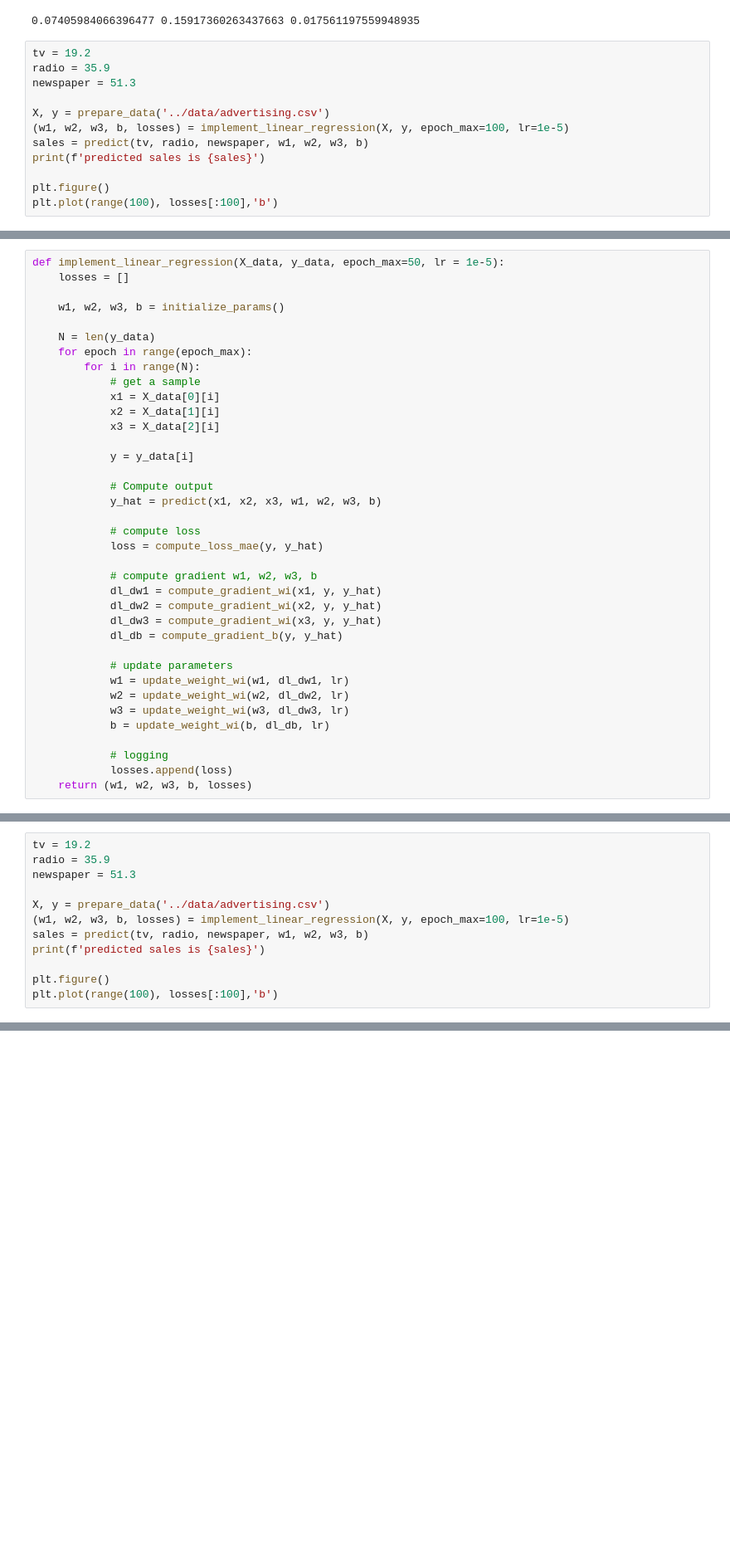
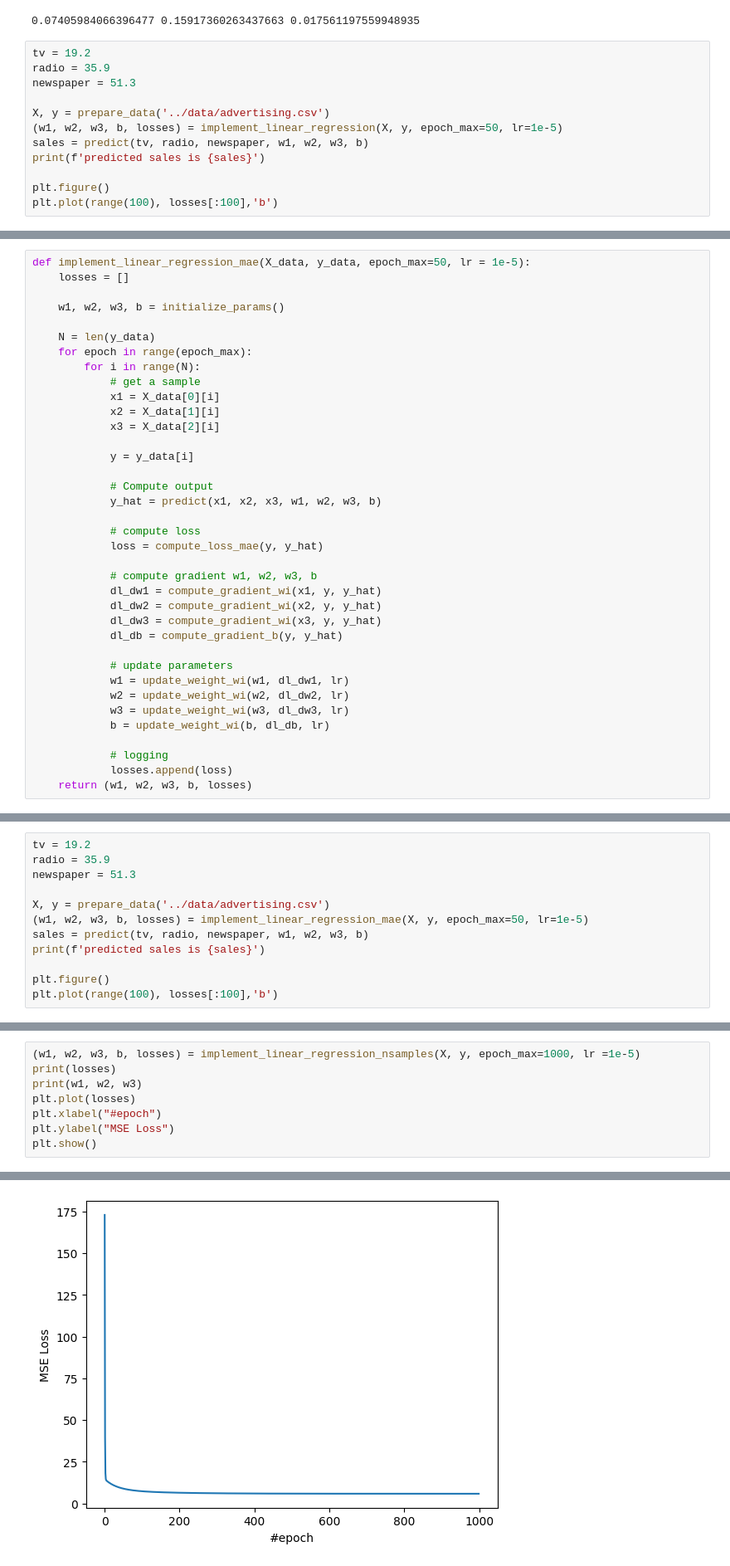
Before and after one commit to haianhgcs/aio-151---Hai-Anh, a Jupyter notebook: m04w01/linear_regression_advertising.ipynb, the cells around one changed output, grey strips where cells are left out. Shown at 83% size. Saved outputs shown, nothing was run; the diff lists cells and outputs as text; blank space fills up the shorter version.

Commit message:
Practice linear regression for advertising data

```diff
--- a/m04w01/linear_regression_advertising.ipynb
+++ b/m04w01/linear_regression_advertising.ipynb
@@ -148,7 +148,7 @@ radio = 35.9
 newspaper = 51.3
 
 X, y = prepare_data('../data/advertising.csv')
-(w1, w2, w3, b, losses) = implement_linear_regression(X, y, epoch_max=100, lr=1e-5)
+(w1, w2, w3, b, losses) = implement_linear_regression(X, y, epoch_max=50, lr=1e-5)
 sales = predict(tv, radio, newspaper, w1, w2, w3, b)
 print(f'predicted sales is {sales}')
 
@@ -159,7 +159,7 @@ predicted sales is 8.213362172280364
 [<matplotlib.lines.Line2D at 0x...>]
 [figure]
 # %%
-def implement_linear_regression(X_data, y_data, epoch_max=50, lr = 1e-5):
+def implement_linear_regression_mae(X_data, y_data, epoch_max=50, lr = 1e-5):
     losses = []
 
     w1, w2, w3, b = initialize_params()
@@ -201,7 +206,7 @@ radio = 35.9
 newspaper = 51.3
 
 X, y = prepare_data('../data/advertising.csv')
-(w1, w2, w3, b, losses) = implement_linear_regression(X, y, epoch_max=100, lr=1e-5)
+(w1, w2, w3, b, losses) = implement_linear_regression_mae(X, y, epoch_max=50, lr=1e-5)
 sales = predict(tv, radio, newspaper, w1, w2, w3, b)
 print(f'predicted sales is {sales}')
 
@@ -213,0 +271,9 @@ predicted sales is 8.213362172280364
+# %%
+(w1, w2, w3, b, losses) = implement_linear_regression_nsamples(X, y, epoch_max=1000, lr =1e-5)
+print(losses)
+print(w1, w2, w3)
+plt.plot(losses)
+plt.xlabel("#epoch")
+plt.ylabel("MSE Loss")
+plt.show()
+# %% [output]
@@ -213,0 +282 @@ predicted sales is 8.213362172280364
+[figure, added]
```
Also changed, not shown: parts of 11 cells of this notebook.
